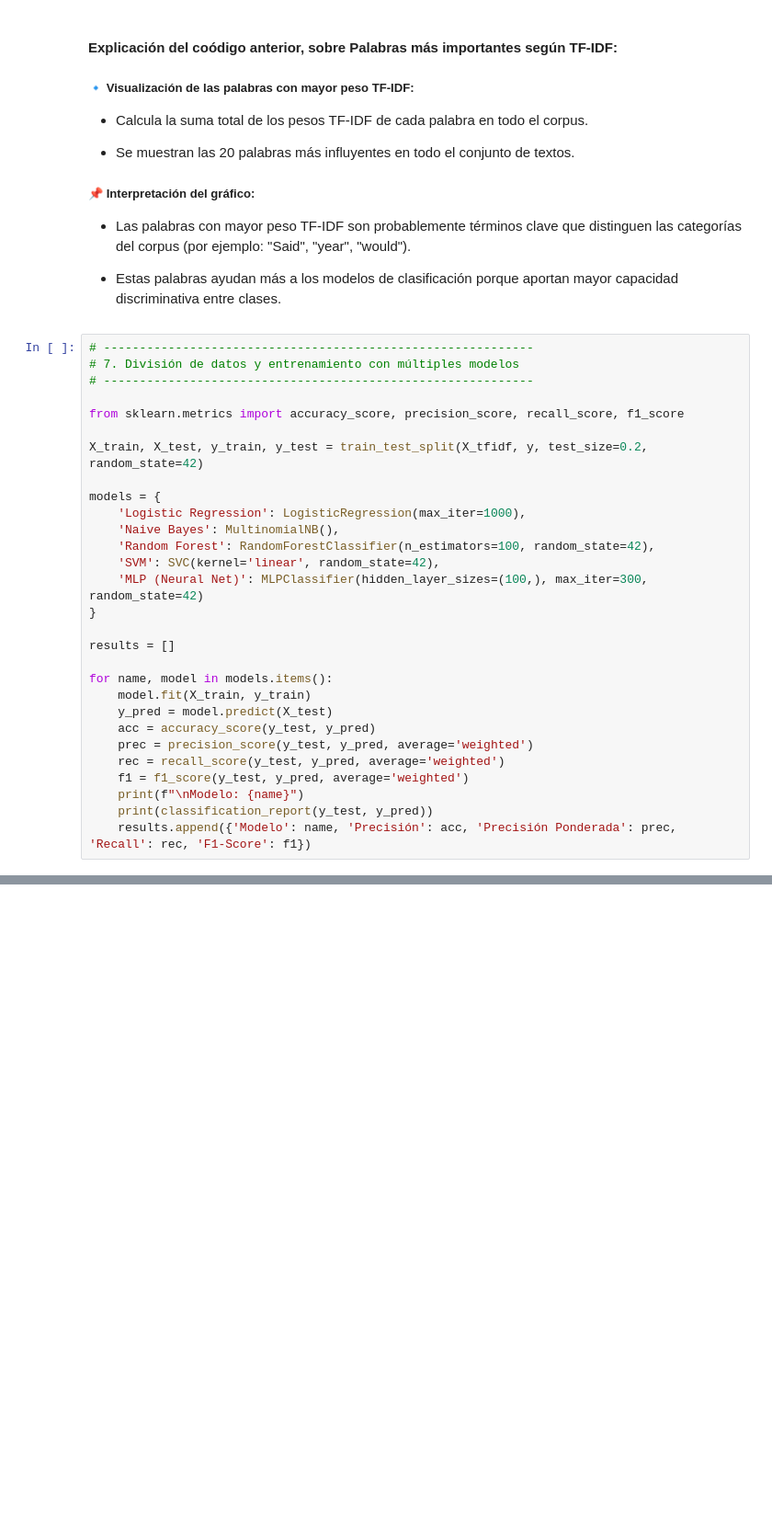
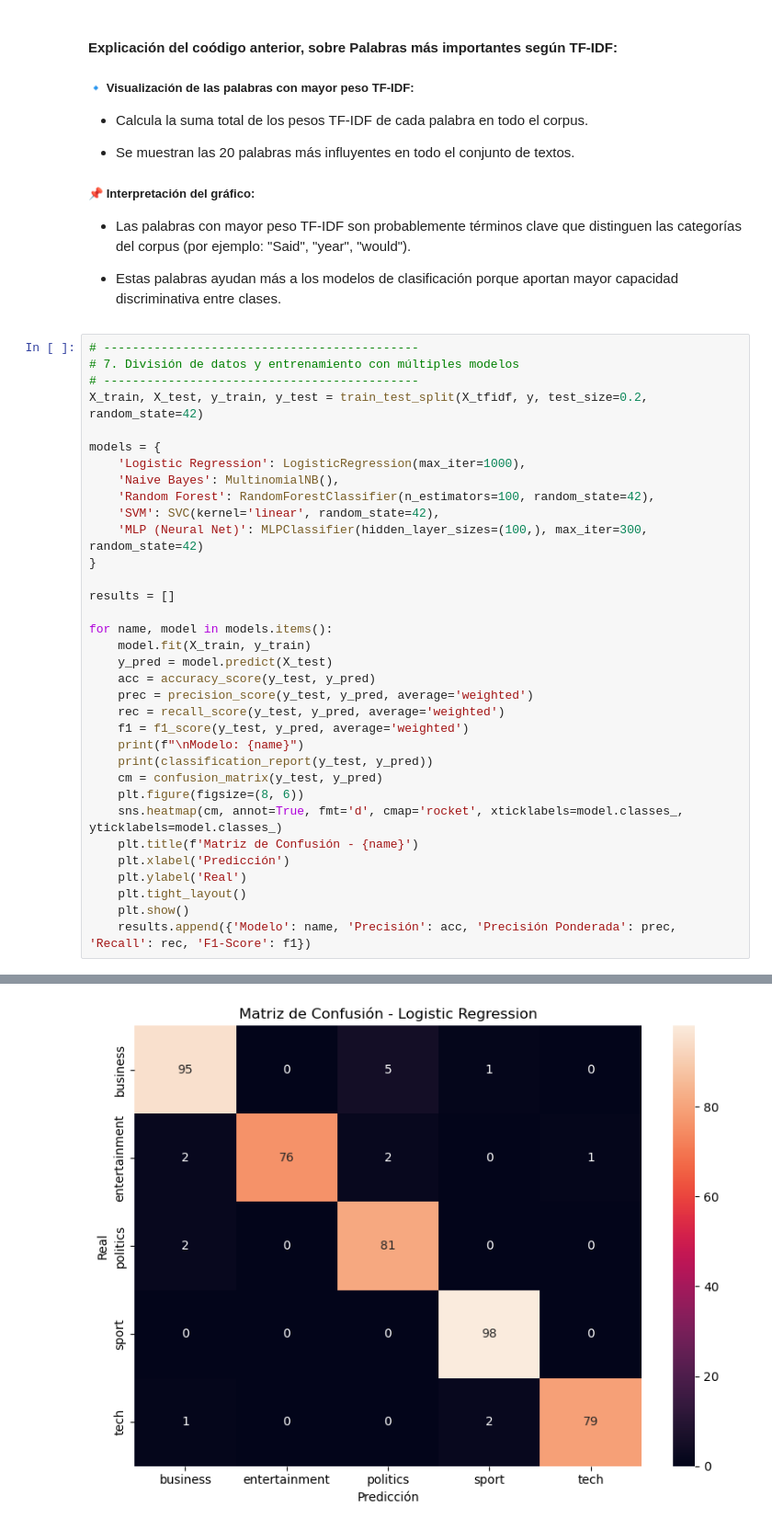
Before and after one commit to Cagugo/ProyectoFinal_DSIII_GomezUtrera, a Jupyter notebook: PF_DSIII_GomezUtrera.ipynb, the cells around one changed output, grey strips where cells are left out. Shown at 92% size. Cells and saved outputs as stored; diff of their text form; blank space fills up the shorter version.

Commit message:
Se agregan los resultados de los modelos entrenados con la Matriz de Confusión explicada

```diff
--- a/PF_DSIII_GomezUtrera.ipynb
+++ b/PF_DSIII_GomezUtrera.ipynb
@@ -384,12 +384,9 @@ plt.show()
 
 - Estas palabras ayudan más a los modelos de clasificación porque aportan mayor capacidad discriminativa entre clases.
 # %%
-# ------------------------------------------------------------
+# --------------------------------------------
 # 7. División de datos y entrenamiento con múltiples modelos
-# ------------------------------------------------------------
-
-from sklearn.metrics import accuracy_score, precision_score, recall_score, f1_score
-
+# --------------------------------------------
 X_train, X_test, y_train, y_test = train_test_split(X_tfidf, y, test_size=0.2, random_state=42)
 
 models = {
@@ -411,6 +408,14 @@ for name, model in models.items():
     f1 = f1_score(y_test, y_pred, average='weighted')
     print(f"\nModelo: {name}")
     print(classification_report(y_test, y_pred))
+    cm = confusion_matrix(y_test, y_pred)
+    plt.figure(figsize=(8, 6))
+    sns.heatmap(cm, annot=True, fmt='d', cmap='rocket', xticklabels=model.classes_, yticklabels=model.classes_)
+    plt.title(f'Matriz de Confusión - {name}')
+    plt.xlabel('Predicción')
+    plt.ylabel('Real')
+    plt.tight_layout()
+    plt.show()
     results.append({'Modelo': name, 'Precisión': acc, 'Precisión Ponderada': prec, 'Recall': rec, 'F1-Score': f1})
 # %% [output]
 Modelo: Logistic Regression
@@ -432,0 +433 @@ entertainment       1.00      0.94      0.97        81
+[figure, added]
```
Also changed, not shown: parts of 2 cells of this notebook.
